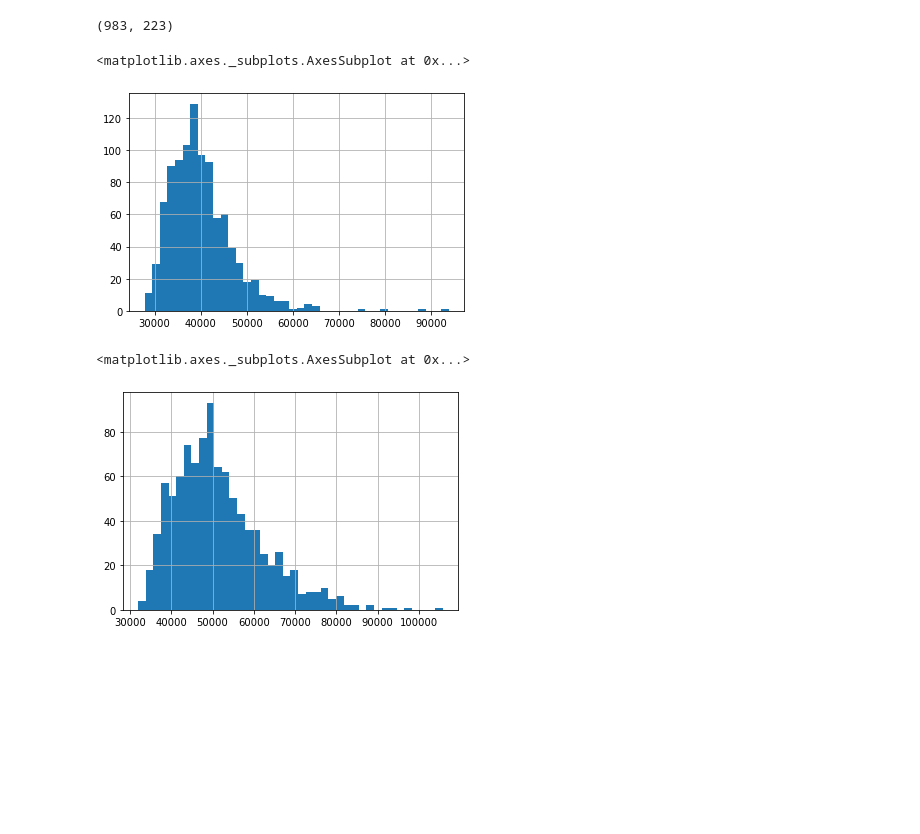
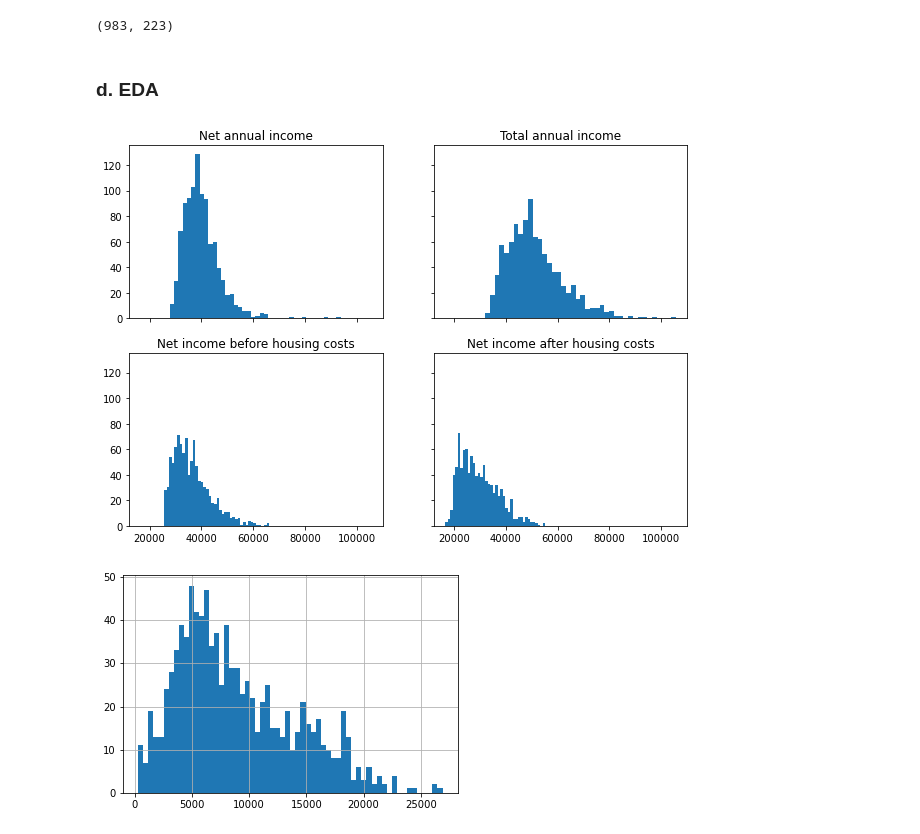
Before and after one commit to epfl-ada/ada-2020-project-milestone-p3-p3_share_loc, a Jupyter notebook: eda.ipynb, the cells around one changed output. Saved outputs shown, nothing was run; the diff lists cells and outputs as text; code cells hidden in the pictures; blank space fills up the shorter version.

Commit message:
Plot a few distributions in EDA

```diff
--- a/eda.ipynb
+++ b/eda.ipynb
@@ -54,6 +54,19 @@ The values that we have access to, with there confidence intervals, are:
 - Net annual income
 - Net income before housing costs
 - Net income after housing costs
+# %%
+# Rename columns to suppress the '£' character
+col_names = ['MSOA name', 'Local authority code', 'Local authority name',
+       'Region code', 'Region name', 'Total annual income',
+       'Upper confidence limit', 'Lower confidence limit',
+       'Confidence interval', 'Net annual income',
+       'Upper confidence limit.1', 'Lower confidence limit.1',
+       'Confidence interval.1', 'Net income before housing costs',
+       'Upper confidence limit.2', 'Lower confidence limit.2',
+       'Confidence interval.2', 'Net income after housing costs',
+       'Upper confidence limit.3', 'Lower confidence limit.3',
+       'Confidence interval.3']
+inc_df.columns = col_names
 # %%
 # Number of different local authorities
 inc_df["Local authority name"].unique().shape[0]
@@ -80,13 +93,24 @@ df = grc_df.join(inc_df, how="inner")
 df.shape
 # %% [output]
 (983, 223)
-# %%
-df["Net annual income (£)"].hist(bins=40)
-# %% [output]
-<matplotlib.axes._subplots.AxesSubplot at 0x...>
-[figure, removed]
-# %%
-df["Total annual income (£)"].hist(bins=40)
-# %% [output]
-<matplotlib.axes._subplots.AxesSubplot at 0x...>
-[figure, removed]
+# %% [markdown]
+### d. EDA
+# %%
+fig, axes = plt.subplots(2, 2, figsize=(10,7), sharex=True, sharey=True)
+income_types = ["Net annual income", "Total annual income",
+                "Net income before housing costs",
+                "Net income after housing costs"]
+for i in range(4):
+    ax = axes[i//2, i%2]
+    title = income_types[i]
+    ax.set_title(title)
+    data = df[title]
+    ax.hist(data, bins=40)
+plt.show()
+# %% [output]
+[figure, added]
+# %%
+df["density"].hist(bins=60)
+plt.show()
+# %% [output]
+[figure, added]
```
Also changed, not shown: parts of 4 cells of this notebook.
